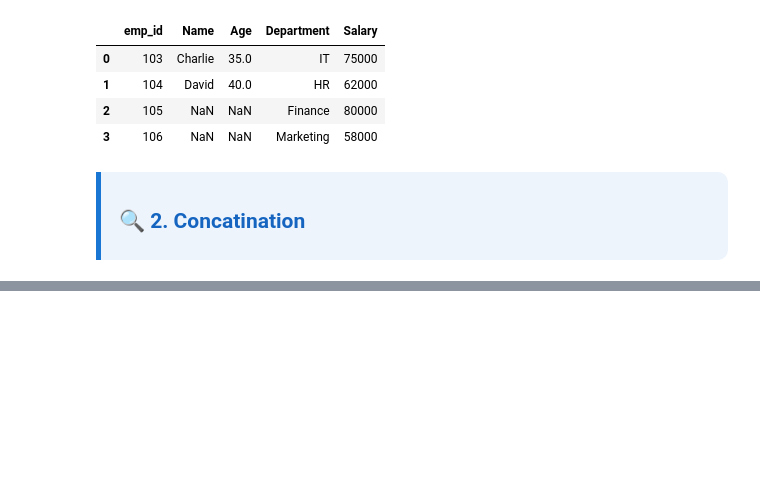
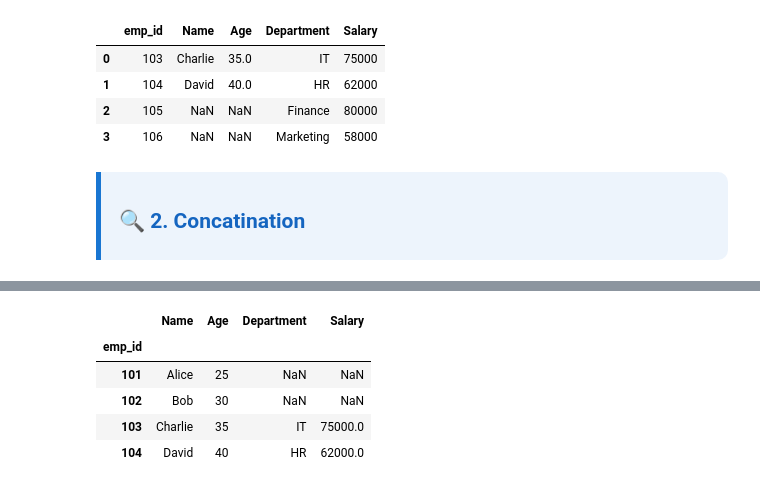
Before and after one commit to DebarghyaAich/Machine_Learning_Basics, a Jupyter notebook: Python_Libraries_Tutorial/pandas.ipynb, the cells around one changed output, grey strips where cells are left out. Cells and saved outputs as stored; diff of their text form; code cells hidden in the pictures; blank space fills up the shorter version.

```diff
--- a/Python_Libraries_Tutorial/pandas.ipynb
+++ b/Python_Libraries_Tutorial/pandas.ipynb
@@ -438,0 +485,9 @@ pd.merge(df1,df2,on="emp_id",how="right")
+# %%
+df1_indexed.join(df2_indexed)
+# %% [output]
+|  | Name | Age | Department | Salary |
+| emp_id |  |  |  |  |
+| 101 | Alice | 25 | NaN | NaN |
+| 102 | Bob | 30 | NaN | NaN |
+| 103 | Charlie | 35 | IT | 75000.0 |
+| 104 | David | 40 | HR | 62000.0 |
```
Also changed, not shown: parts of 6 cells of this notebook.
